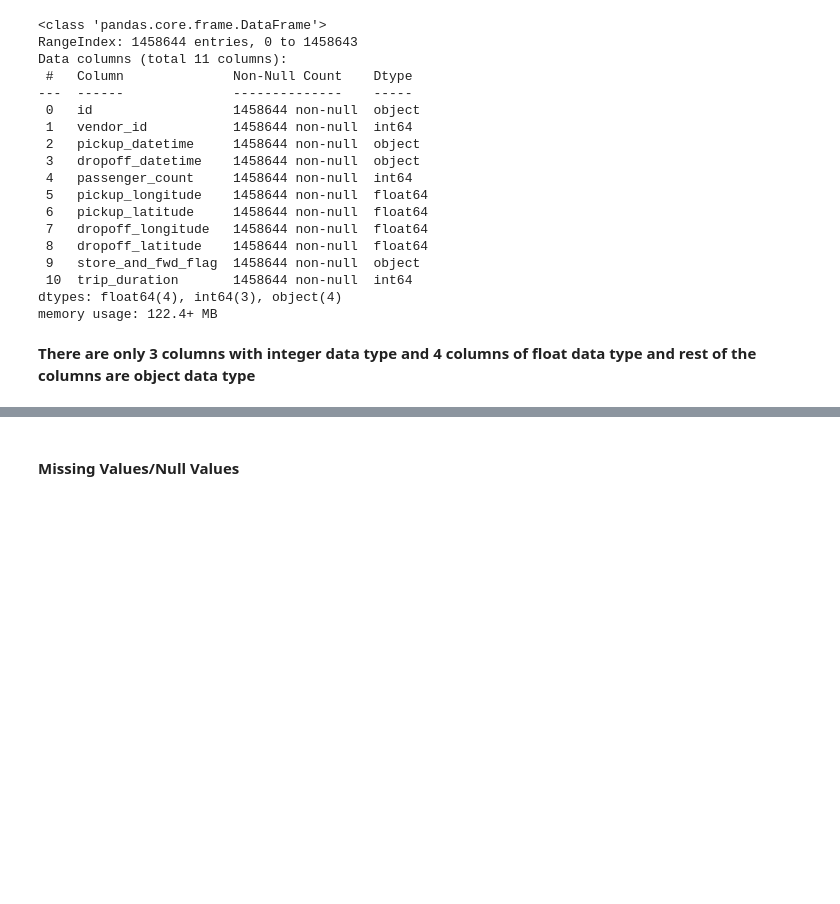
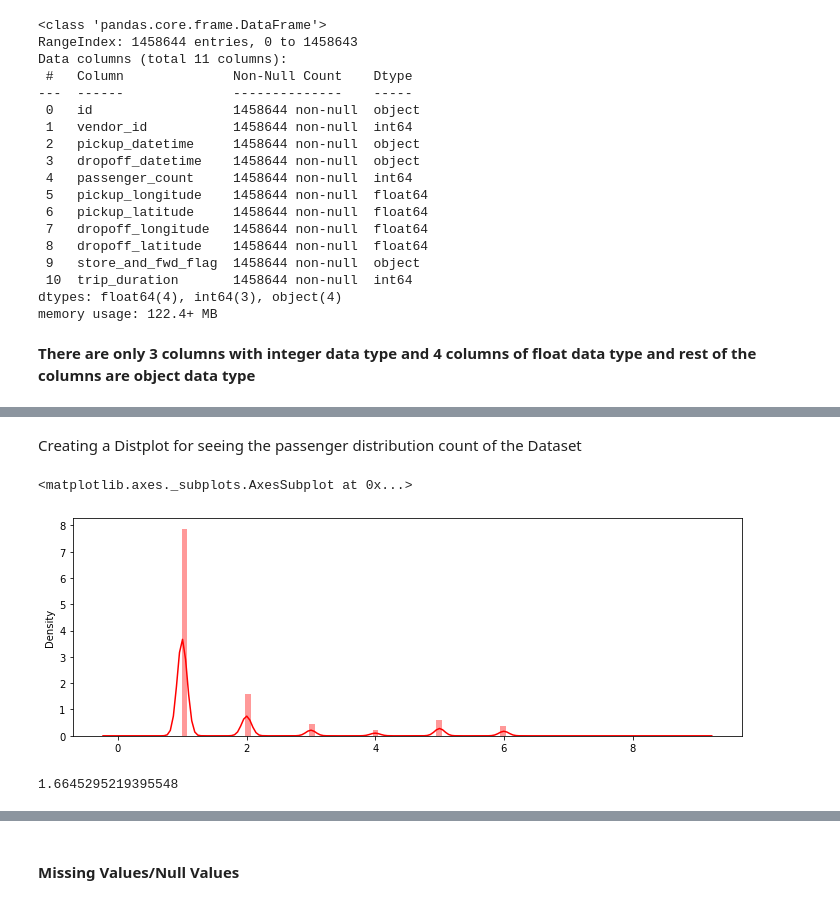
Before and after one commit to RAHULRAJ666DX/NYC-Taxi-Trip-Time-Predict-Raj, a Jupyter notebook: 1111111111111111111.ipynb, the cells around one changed output, grey strips where cells are left out. Drawn from its saved outputs; the diff is of its cells as text; code cells hidden in the pictures; blank space fills up the shorter version.

```diff
--- a/1111111111111111111.ipynb
+++ b/1111111111111111111.ipynb
@@ -223,0 +274,13 @@ df.describe()
+# %% [markdown]
+Creating a Distplot for seeing the passenger distribution count of the Dataset
+# %%
+# Creating a Distplot for seeing the passenger distribution count
+plt.figure(figsize=(12,4))
+sns.distplot(df[['passenger_count']], bins=100, color="red")
+# %% [output]
+<matplotlib.axes._subplots.AxesSubplot at 0x...>
+[figure, added]
+# %%
+np.mean(df.passenger_count)
+# %% [output]
+1.6645295219395548
```
Also changed, not shown: parts of 56 cells of this notebook.
